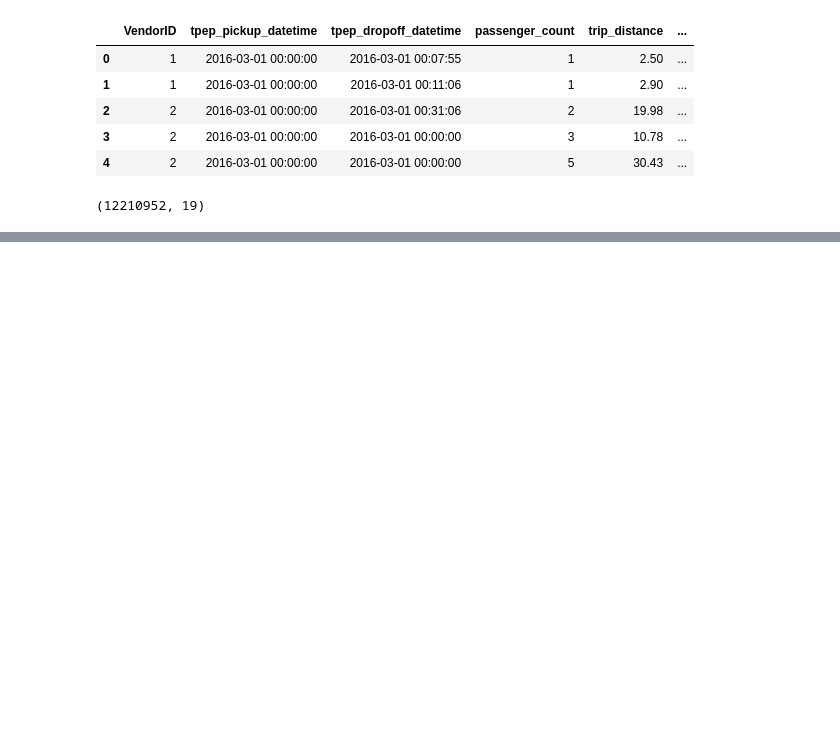
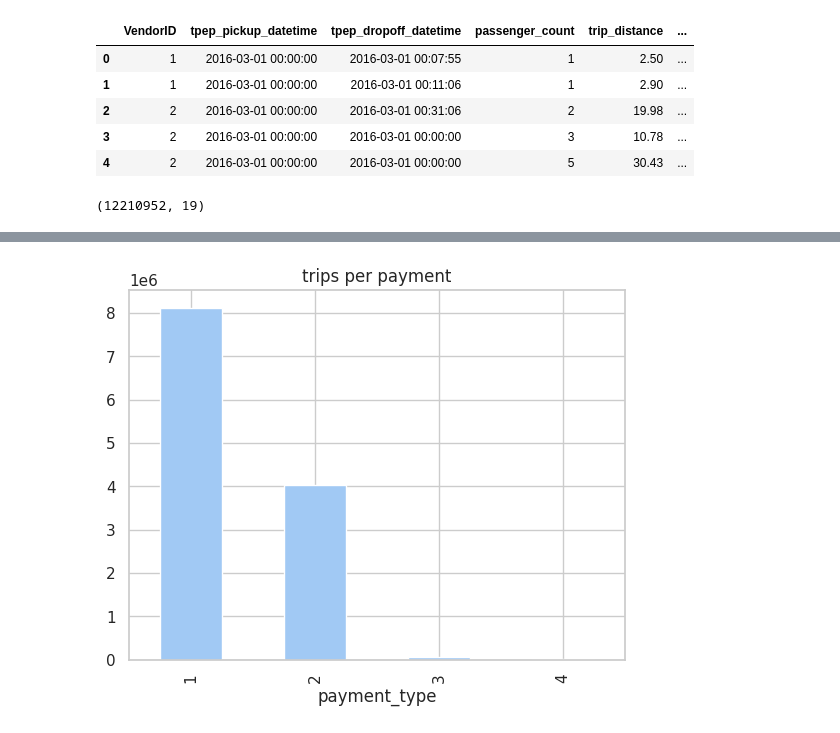
Before and after one commit to ramoliyaYug/EDAs, a Jupyter notebook: NYCYellowTaxi/NYCYellowTaxi.ipynb, the cells around one changed output, grey strips where cells are left out. Saved outputs shown, nothing was run; the diff lists cells and outputs as text; code cells hidden in the pictures; blank space fills up the shorter version.

```diff
--- a/NYCYellowTaxi/NYCYellowTaxi.ipynb
+++ b/NYCYellowTaxi/NYCYellowTaxi.ipynb
@@ -28,0 +146,9 @@ df.shape
+# %%
+#trips per payment
+df['payment_type'].value_counts().plot(
+    kind='bar',
+    title='trips per payment'
+)
+plt.show()
+# %% [output]
+[figure, added]
```
Also changed, not shown: parts of 27 cells of this notebook.
